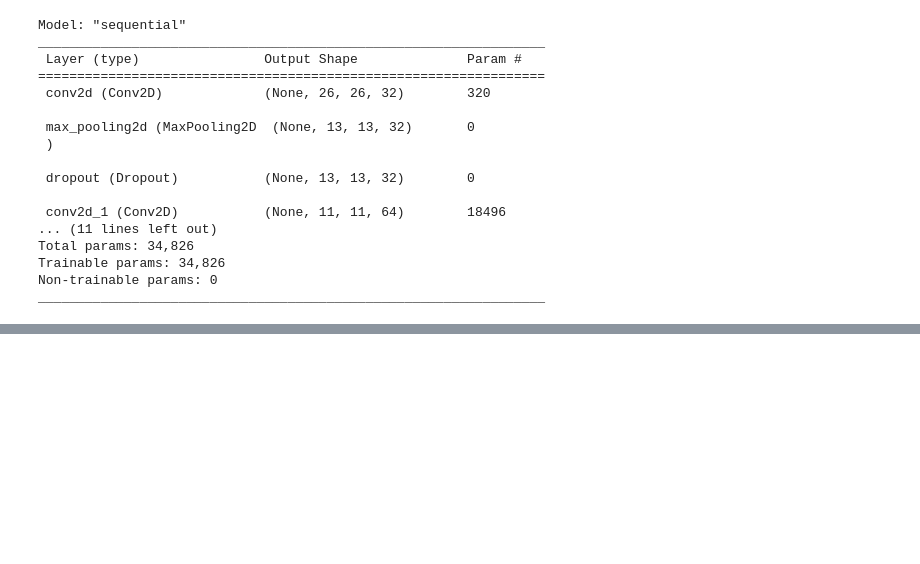
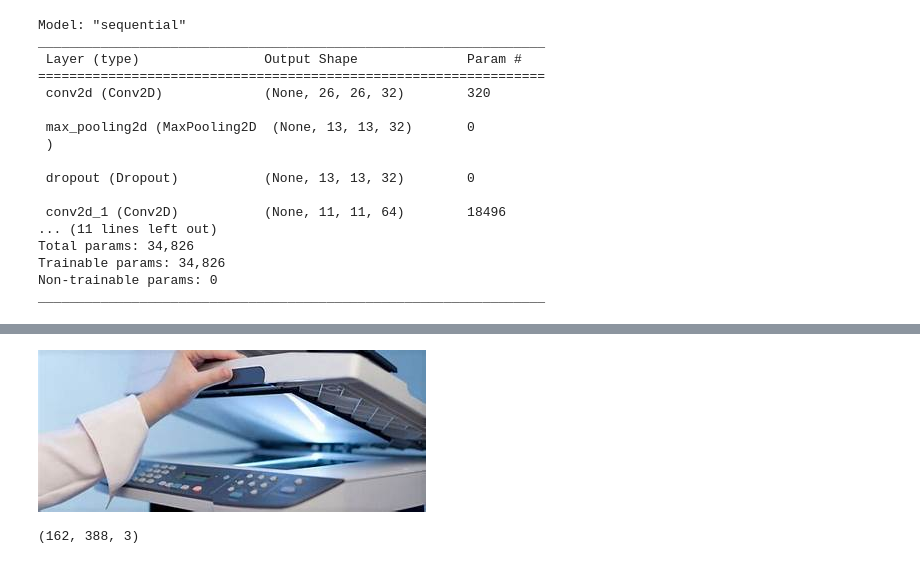
Before and after one commit to daljeetkaursaini/Daljeetkaursaini, a Jupyter notebook: CNN.ipynb, the cells around one changed output, grey strips where cells are left out. Cells and saved outputs as stored; diff of their text form; code cells hidden in the pictures; blank space fills up the shorter version.

```diff
--- a/CNN.ipynb
+++ b/CNN.ipynb
@@ -123 +129,10 @@ sns.heatmap(confusion_mtx, annot=True, fmt='g')
+# %%
+
+
+img = cv.imread('/content/th.jpg')
+cv2_imshow(img)
+img.shape
+# %% [output]
+[figure, added]
+(162, 388, 3)
 # %%
```
Also changed, not shown: parts of 4 cells of this notebook.
